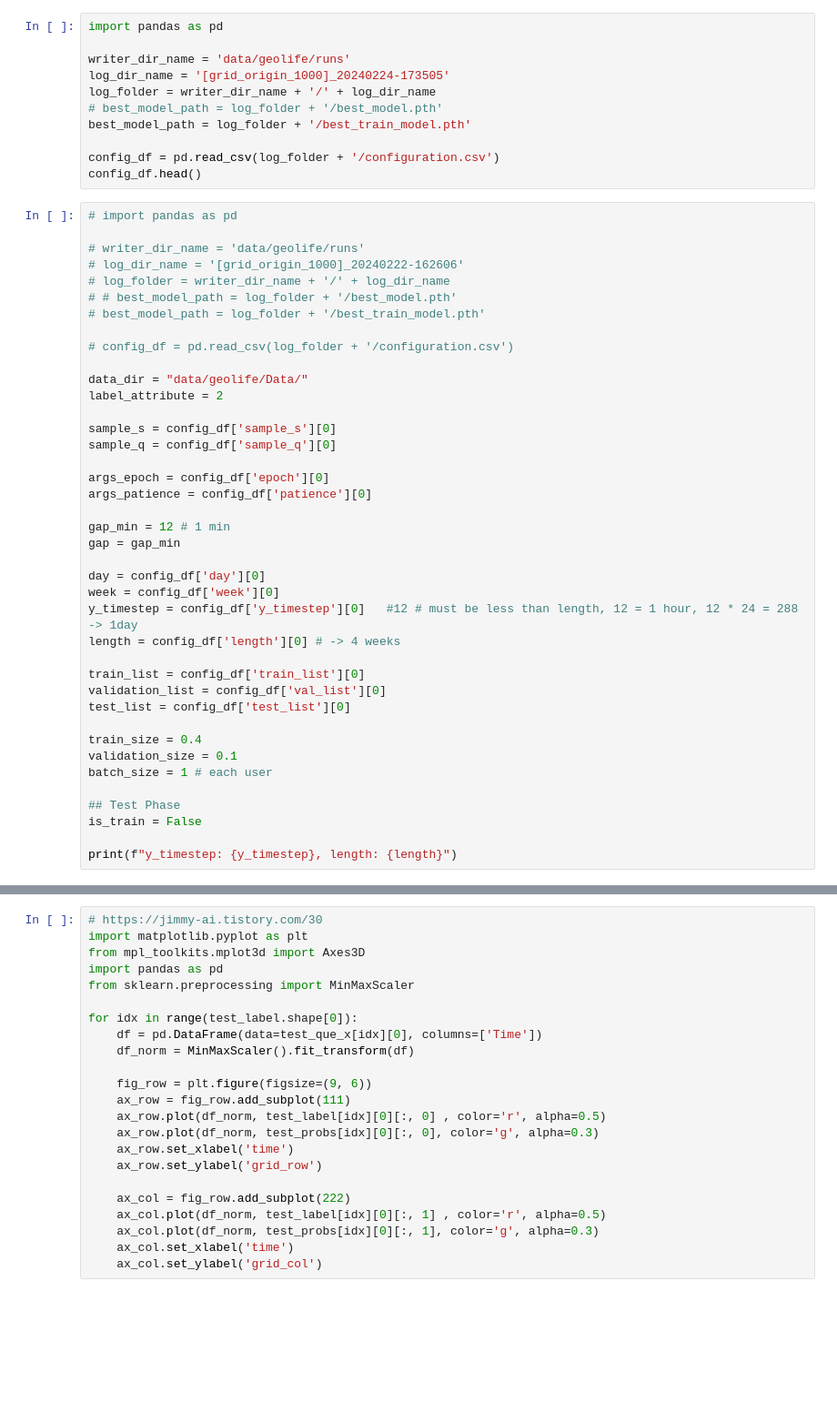
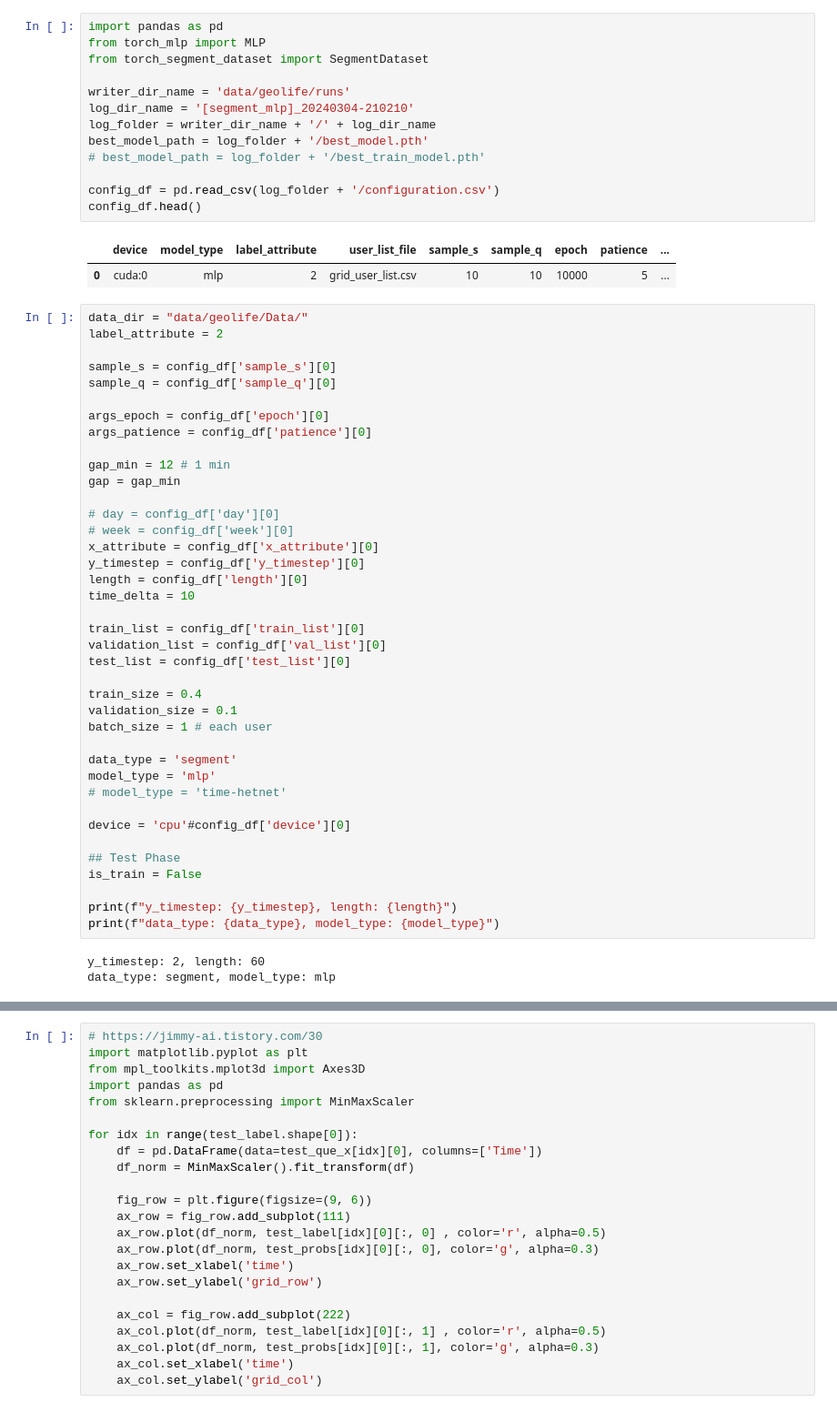
Before and after one commit to shkoma/geolife_timehetnet, a Jupyter notebook: test.ipynb, the cells around one changed output, grey strips where cells are left out. Shown at 91% size. Cells and saved outputs as stored; diff of their text form; blank space fills up the shorter version.

```diff
--- a/test.ipynb
+++ b/test.ipynb
@@ -89,25 +71,20 @@ loss: 5854.198937712711
 # %%
 import pandas as pd
+from torch_mlp import MLP
+from torch_segment_dataset import SegmentDataset
 
 writer_dir_name = 'data/geolife/runs'
-log_dir_name = '[grid_origin_1000]_20240224-173505'
+log_dir_name = '[segment_mlp]_20240304-210210'
 log_folder = writer_dir_name + '/' + log_dir_name
-# best_model_path = log_folder + '/best_model.pth'
-best_model_path = log_folder + '/best_train_model.pth'
+best_model_path = log_folder + '/best_model.pth'
+# best_model_path = log_folder + '/best_train_model.pth'
 
 config_df = pd.read_csv(log_folder + '/configuration.csv')
 config_df.head()
+# %% [output]
+|  | device | model_type | label_attribute | user_list_file | sample_s | sample_q | epoch | patience | ... |
+| 0 | cuda:0 | mlp | 2 | grid_user_list.csv | 10 | 10 | 10000 | 5 | ... |
 # %%
-# import pandas as pd
-
-# writer_dir_name = 'data/geolife/runs'
-# log_dir_name = '[grid_origin_1000]_20240222-162606'
-# log_folder = writer_dir_name + '/' + log_dir_name
-# # best_model_path = log_folder + '/best_model.pth'
-# best_model_path = log_folder + '/best_train_model.pth'
-
-# config_df = pd.read_csv(log_folder + '/configuration.csv')
-
 data_dir = "data/geolife/Data/"
 label_attribute = 2
 
@@ -120,10 +97,12 @@ args_patience = config_df['patience'][0]
 gap_min = 12 # 1 min
 gap = gap_min
 
-day = config_df['day'][0]
-week = config_df['week'][0]
-y_timestep = config_df['y_timestep'][0]   #12 # must be less than length, 12 = 1 hour, 12 * 24 = 288 -> 1day
-length = config_df['length'][0] # -> 4 weeks
+# day = config_df['day'][0]
+# week = config_df['week'][0]
+x_attribute = config_df['x_attribute'][0]
+y_timestep = config_df['y_timestep'][0]
+length = config_df['length'][0]
+time_delta = 10
 
 train_list = config_df['train_list'][0]
 validation_list = config_df['val_list'][0]
@@ -133,10 +112,20 @@ train_size = 0.4
 validation_size = 0.1
 batch_size = 1 # each user
 
+data_type = 'segment'
+model_type = 'mlp'
+# model_type = 'time-hetnet'
+
+device = 'cpu'#config_df['device'][0]
+
 ## Test Phase
 is_train = False
 
 print(f"y_timestep: {y_timestep}, length: {length}")
+print(f"data_type: {data_type}, model_type: {model_type}")
+# %% [output]
+y_timestep: 2, length: 60
+data_type: segment, model_type: mlp
 # %%
 # TensorBoard 설정
 import ast
```
Also changed, not shown: parts of 3 cells of this notebook, 3 other files.
